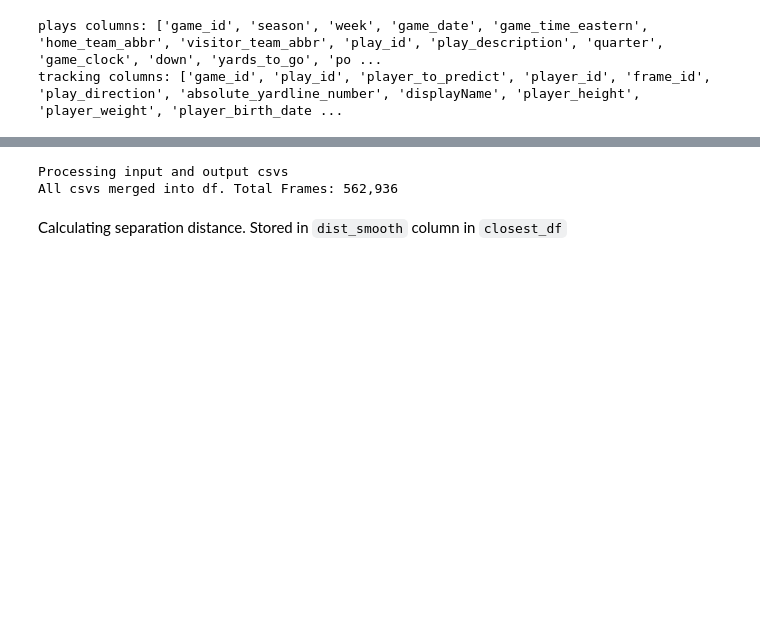
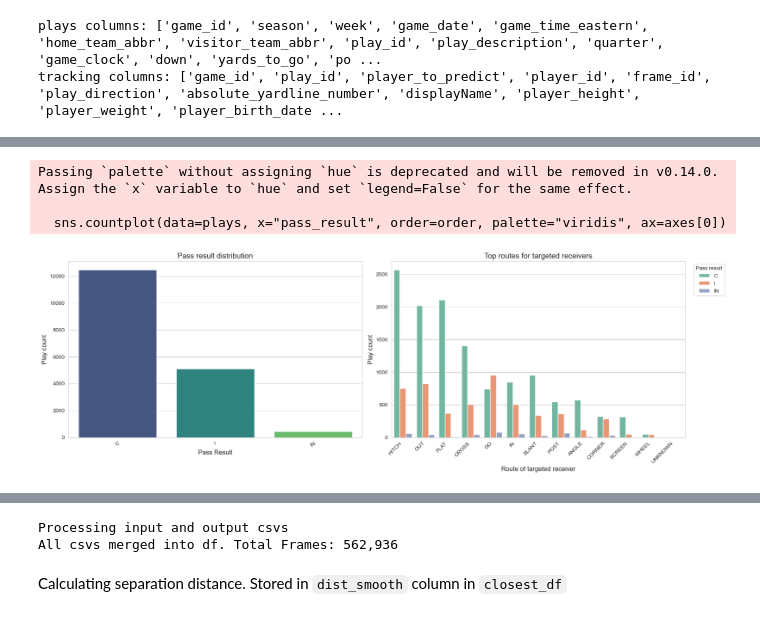
Before and after one commit to glitched-shadeslayer/nfl-pass-play-analytics, a Jupyter notebook: analysis_and_panic_index_merged.ipynb, the cells around one changed output, grey strips where cells are left out. Saved outputs shown, nothing was run; the diff lists cells and outputs as text; code cells hidden in the pictures; blank space fills up the shorter version.

Commit message:
fix the merged notebook with descriptions + remove redundant funs

```diff
--- a/analysis_and_panic_index_merged.ipynb
+++ b/analysis_and_panic_index_merged.ipynb
@@ -568,7 +101,0 @@ if 'player_role' in tracking.columns:
-# %%
-if not agg.empty and not plays.empty:
-    per_play_speed = agg.groupby(['game_id','play_id']).agg(play_max_speed=('max_speed','max'),
-                                                          play_mean_speed=('mean_speed','mean')).reset_index()
-    plays = plays.merge(per_play_speed, on=['game_id','play_id'], how='left')
-    print("plays merged with play speed features. shape:", plays.shape)
-    display(plays[['game_id','play_id','play_max_speed','play_mean_speed']].head())
@@ -798,0 +105,47 @@ $$
+# %%
+import matplotlib.pyplot as plt
+import seaborn as sns
+
+fig, axes = plt.subplots(1, 2, figsize=(18, 6))
+order = plays["pass_result"].value_counts().index if "pass_result" in plays.columns else None
+sns.countplot(data=plays, x="pass_result", order=order, palette="viridis", ax=axes[0])
+axes[0].set_title("Pass result distribution")
+axes[0].set_xlabel("Pass Result")
+axes[0].set_ylabel("Play count")
+axes[0].tick_params(axis="x", rotation=30)
+top_routes = plays["route_of_targeted_receiver"].fillna("UNKNOWN").value_counts().head(20).index
+filt = plays[plays["route_of_targeted_receiver"].fillna("UNKNOWN").isin(top_routes)].copy()
+
+if "pass_result" in plays.columns:
+    sns.countplot(
+        data=filt,
+        x="route_of_targeted_receiver",
+        hue="pass_result",
+        order=top_routes,
+        palette="Set2",
+        ax=axes[1],
+    )
+    axes[1].legend(title="Pass result", bbox_to_anchor=(1.02, 1), loc="upper left")
+else:
+    sns.countplot(
+        data=filt,
+        x="route_of_targeted_receiver",
+        order=top_routes,
+        color="steelblue",
+        ax=axes[1],
+    )
+
+axes[1].set_title("Top routes for targeted receivers")
+axes[1].set_xlabel("Route of targeted receiver")
+axes[1].set_ylabel("Play count")
+axes[1].tick_params(axis="x", rotation=45)
+for t in axes[1].get_xticklabels():
+    t.set_ha("right")
+
+plt.tight_layout()
+plt.show()
+# %% [output]
+Passing `palette` without assigning `hue` is deprecated and will be removed in v0.14.0. Assign the `x` variable to `hue` and set `legend=False` for the same effect.
+
+  sns.countplot(data=plays, x="pass_result", order=order, palette="viridis", ax=axes[0])
+[figure, added]
```
Also changed, not shown: parts of 66 cells of this notebook.
